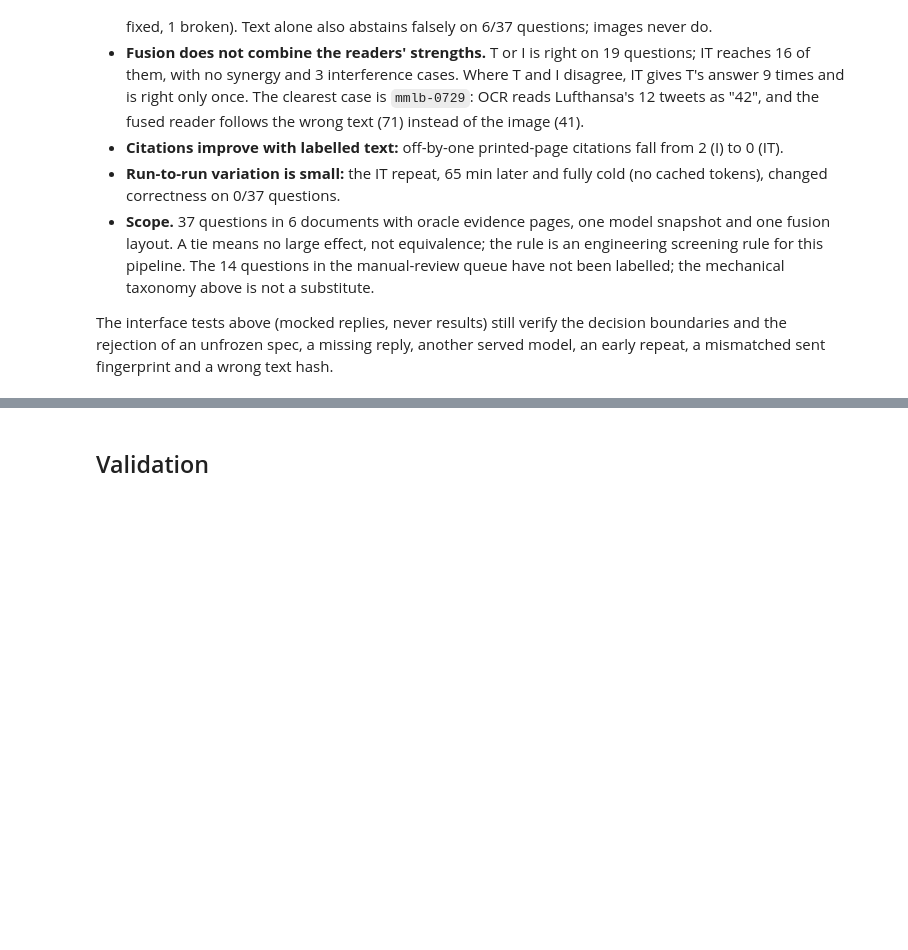
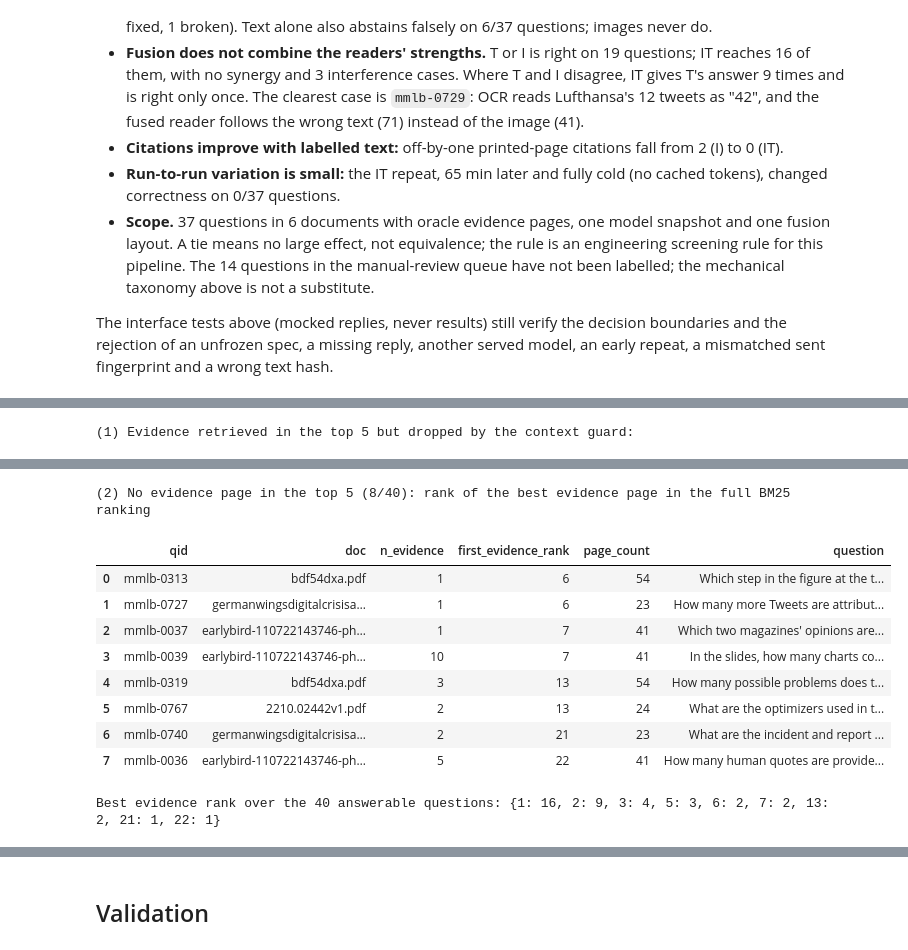
Before and after one commit to ROUSenghak/Multimodal-Document-Intelligence, a Jupyter notebook: notebooks/03_evaluation.ipynb, the cells around one changed output, grey strips where cells are left out. Saved outputs shown, nothing was run; the diff lists cells and outputs as text; code cells hidden in the pictures; blank space fills up the shorter version.

```diff
--- a/notebooks/03_evaluation.ipynb
+++ b/notebooks/03_evaluation.ipynb
@@ -3512,0 +3700,20 @@ The interface tests above (mocked replies, never results) still verify the decis
+# %%
+# Failure cases at top 5. (1) Retrieved evidence that the guard drops; (2) questions whose evidence BM25 misses entirely.
+def first_evidence_rank(row):
+    ranks = [app_full_ranking[row.qid].index(page) + 1 for page in row.evidence]
+    return min(ranks)
+
+
+app_ev5 = app_ev5.assign(first_evidence_rank=[first_evidence_rank(row) for row in app_ev5.itertuples()],
+                         page_count=app_ev5["doc_id"].map(pages.groupby("doc_id").size()))
+lost = app_ev5[app_ev5["evidence_lost"] > 0]
+print("(1) Evidence retrieved in the top 5 but dropped by the context guard:")
+display(lost.assign(doc=lost["doc_id"].map(short_doc), lost_pages=[sorted(set(e) & set(d)) for e, d in zip(lost["evidence"], lost["dropped"])])[
+    ["qid", "doc", "evidence", "retrieved", "supplied", "lost_pages", "hit_supplied"]].reset_index(drop=True))
+missed = app_ev5[~app_ev5["hit_retrieved"]].sort_values("first_evidence_rank")
+print(f"(2) No evidence page in the top 5 ({len(missed)}/40): rank of the best evidence page in the full BM25 ranking")
+display(missed.assign(doc=missed["doc_id"].map(short_doc), question=missed["qid"].map(reference["question"]).str.slice(0, 70))[
+    ["qid", "doc", "n_evidence", "first_evidence_rank", "page_count", "question"]].reset_index(drop=True))
+print("Best evidence rank over the 40 answerable questions:", app_ev5["first_evidence_rank"].value_counts().sort_index().to_dict())
+# %% [output]
+(1) Evidence retrieved in the top 5 but dropped by the context guard:
@@ -3512,0 +3726,11 @@ The interface tests above (mocked replies, never results) still verify the decis
+(2) No evidence page in the top 5 (8/40): rank of the best evidence page in the full BM25 ranking
+|  | qid | doc | n_evidence | first_evidence_rank | page_count | question |
+| 0 | mmlb-0313 | bdf54dxa.pdf | 1 | 6 | 54 | Which step in the figure at the t... |
+| 1 | mmlb-0727 | germanwingsdigitalcrisisa… | 1 | 6 | 23 | How many more Tweets are attribut... |
+| 2 | mmlb-0037 | earlybird-110722143746-ph… | 1 | 7 | 41 | Which two magazines' opinions are... |
+| 3 | mmlb-0039 | earlybird-110722143746-ph… | 10 | 7 | 41 | In the slides, how many charts co... |
+| 4 | mmlb-0319 | bdf54dxa.pdf | 3 | 13 | 54 | How many possible problems does t... |
+| 5 | mmlb-0767 | 2210.02442v1.pdf | 2 | 13 | 24 | What are the optimizers used in t... |
+| 6 | mmlb-0740 | germanwingsdigitalcrisisa… | 2 | 21 | 23 | What are the incident and report ... |
+| 7 | mmlb-0036 | earlybird-110722143746-ph… | 5 | 22 | 41 | How many human quotes are provide... |
+Best evidence rank over the 40 answerable questions: {1: 16, 2: 9, 3: 4, 5: 3, 6: 2, 7: 2, 13: 2, 21: 1, 22: 1}
```
Also changed, not shown: parts of 12 cells of this notebook, 1 other file.
